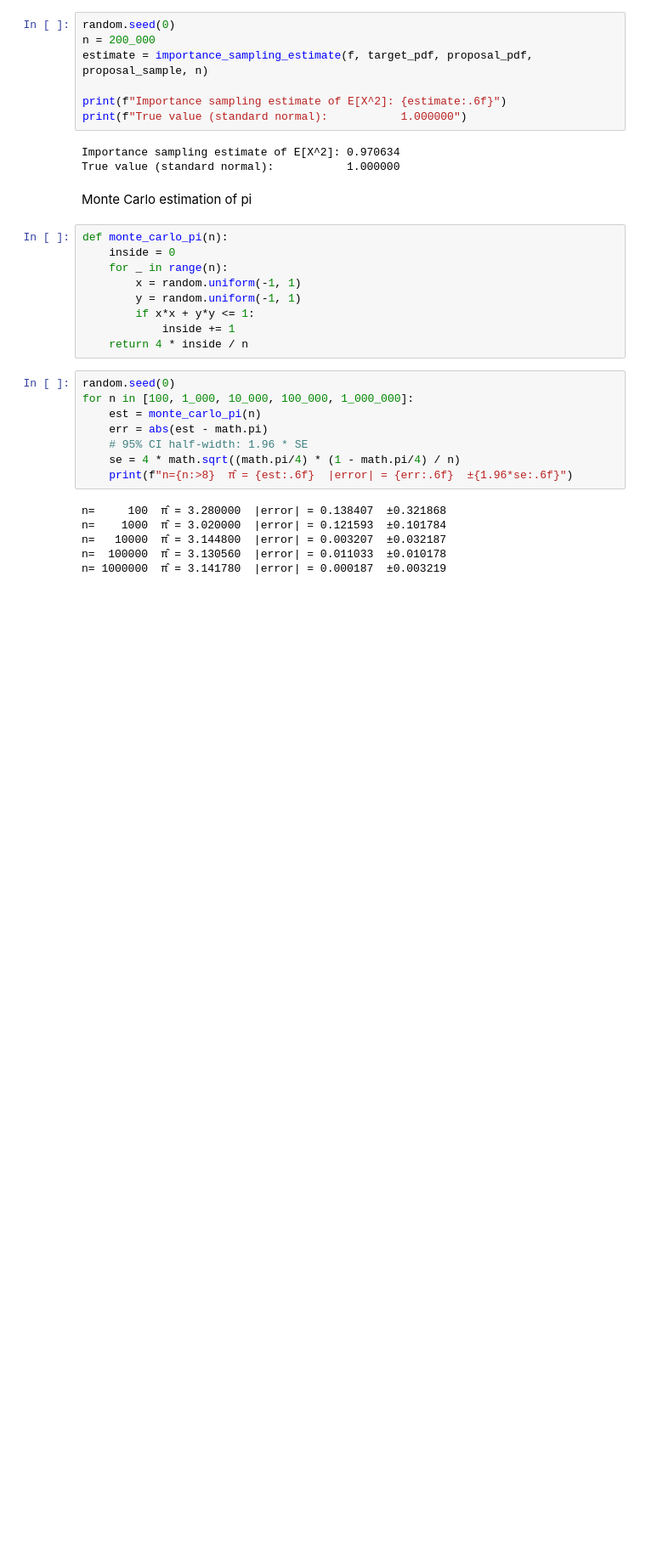
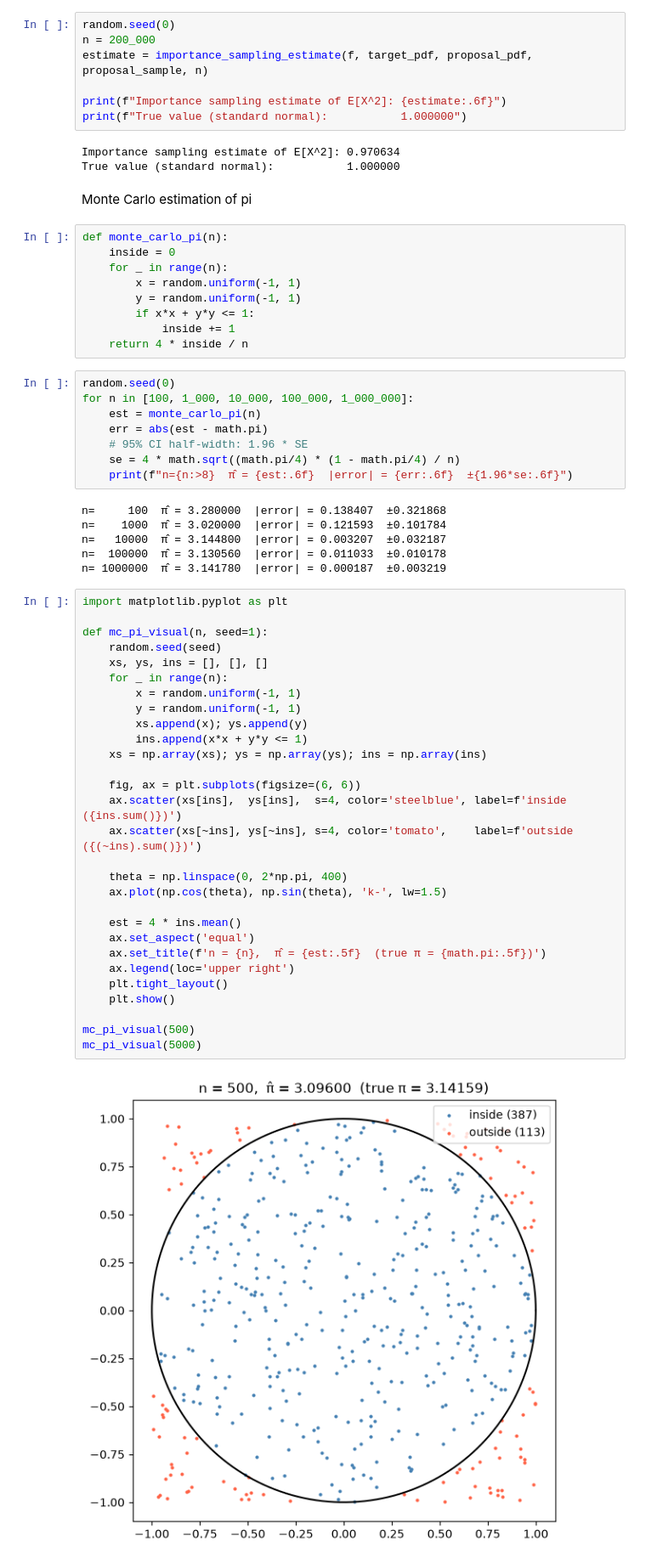
Before and after one commit to Saransh-Basu-01/AI_Engineering, a Jupyter notebook: Math_Fundamentals/Sampling_Methods/sampling.ipynb, the cells around one changed output. Shown at 85% size. Saved outputs shown, nothing was run; the diff lists cells and outputs as text; blank space fills up the shorter version.

```diff
--- a/Math_Fundamentals/Sampling_Methods/sampling.ipynb
+++ b/Math_Fundamentals/Sampling_Methods/sampling.ipynb
@@ -204,3 +204,34 @@ n=    1000  π̂ = 3.020000  |error| = 0.121593  ±0.101784
 n=   10000  π̂ = 3.144800  |error| = 0.003207  ±0.032187
 n=  100000  π̂ = 3.130560  |error| = 0.011033  ±0.010178
 n= 1000000  π̂ = 3.141780  |error| = 0.000187  ±0.003219
+# %%
+import matplotlib.pyplot as plt
+
+def mc_pi_visual(n, seed=1):
+    random.seed(seed)
+    xs, ys, ins = [], [], []
+    for _ in range(n):
+        x = random.uniform(-1, 1)
+        y = random.uniform(-1, 1)
+        xs.append(x); ys.append(y)
+        ins.append(x*x + y*y <= 1)
+    xs = np.array(xs); ys = np.array(ys); ins = np.array(ins)
+
+    fig, ax = plt.subplots(figsize=(6, 6))
+    ax.scatter(xs[ins],  ys[ins],  s=4, color='steelblue', label=f'inside ({ins.sum()})')
+    ax.scatter(xs[~ins], ys[~ins], s=4, color='tomato',    label=f'outside ({(~ins).sum()})')
+
+    theta = np.linspace(0, 2*np.pi, 400)
+    ax.plot(np.cos(theta), np.sin(theta), 'k-', lw=1.5)
+
+    est = 4 * ins.mean()
+    ax.set_aspect('equal')
+    ax.set_title(f'n = {n},  π̂ = {est:.5f}  (true π = {math.pi:.5f})')
+    ax.legend(loc='upper right')
+    plt.tight_layout()
+    plt.show()
+
+mc_pi_visual(500)
+mc_pi_visual(5000)
+# %% [output]
+[figure, added]
```
Also changed, not shown: parts of 7 cells of this notebook.
